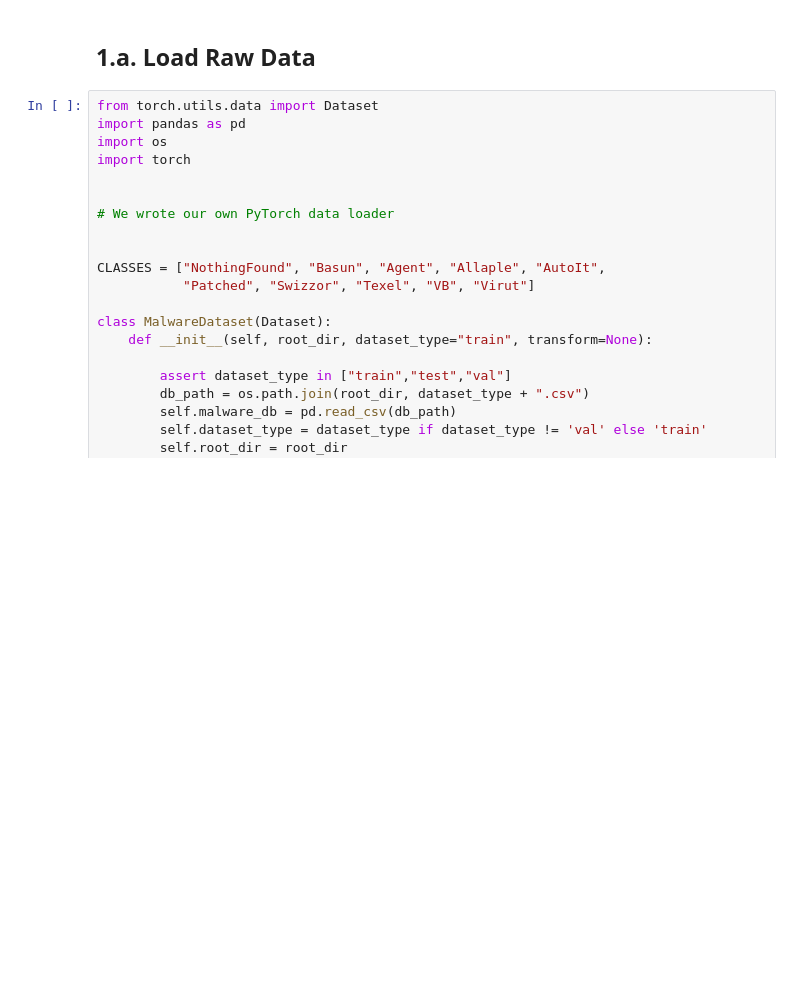
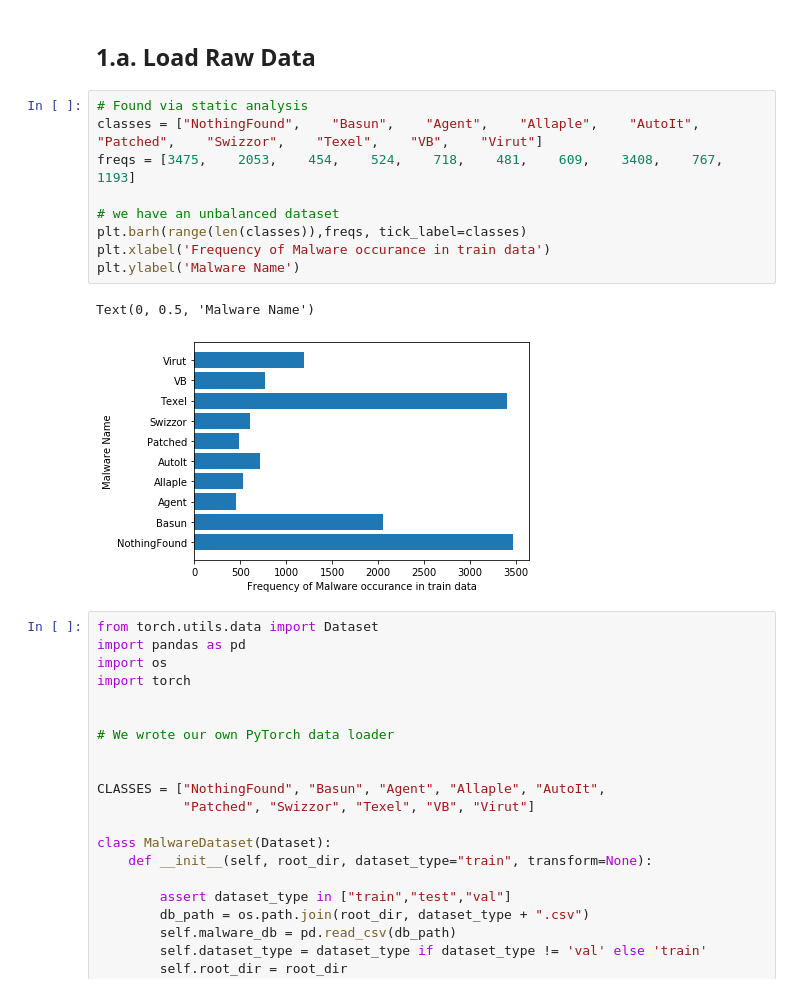
Before and after one commit to muhammadyaseen/mlcysecproj2, a Jupyter notebook: Project_2_-_Handout.ipynb, the cells around one changed output. Drawn from its saved outputs; the diff is of its cells as text; blank space fills up the shorter version.

```diff
--- a/Project_2_-_Handout.ipynb
+++ b/Project_2_-_Handout.ipynb
@@ -201,6 +201,18 @@ Consequently, you will primarily tackle two challenges in this project:
 # 1. Vectorize Data
 # %% [markdown]
 ## 1.a. Load Raw Data
+# %%
+# Found via static analysis
+classes = ["NothingFound",    "Basun",    "Agent",    "Allaple",    "AutoIt",    "Patched",    "Swizzor",    "Texel",    "VB",    "Virut"]
+freqs = [3475,    2053,    454,    524,    718,    481,    609,    3408,    767,    1193]
+
+# we have an unbalanced dataset
+plt.barh(range(len(classes)),freqs, tick_label=classes)
+plt.xlabel('Frequency of Malware occurance in train data')
+plt.ylabel('Malware Name')
+# %% [output]
+Text(0, 0.5, 'Malware Name')
+[figure, added]
 # %%
 from torch.utils.data import Dataset
 import pandas as pd
```
Also changed, not shown: parts of 10 cells of this notebook.
